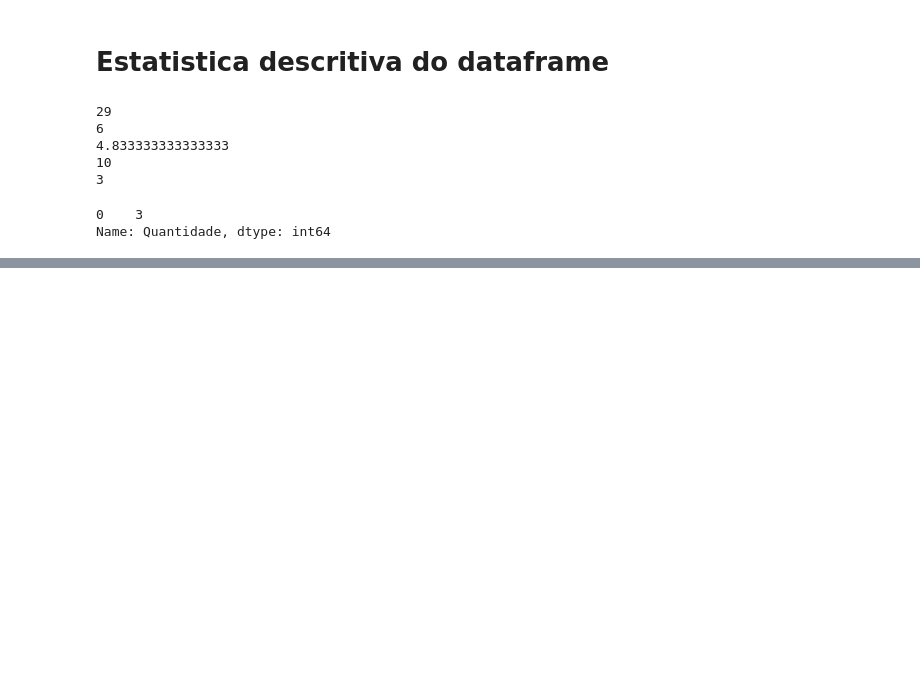
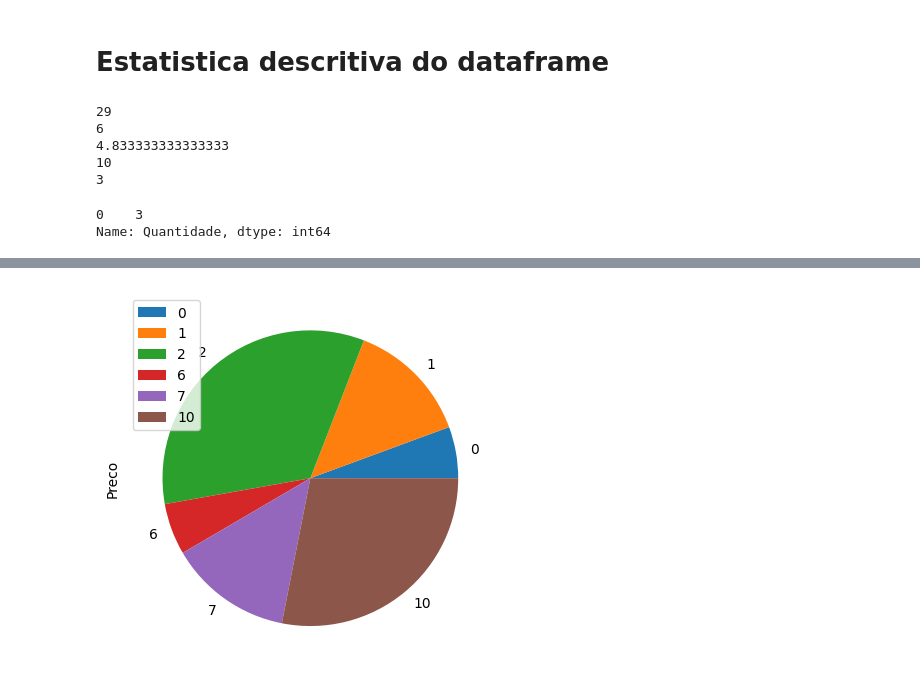
Before and after one commit to instrutorvilson/analise-dados, a Jupyter notebook: loja.ipynb, the cells around one changed output, grey strips where cells are left out. Drawn from its saved outputs; the diff is of its cells as text; code cells hidden in the pictures; blank space fills up the shorter version.

```diff
--- a/loja.ipynb
+++ b/loja.ipynb
@@ -116,0 +178,5 @@ Name: Quantidade, dtype: int64
+# %%
+new_df.plot(kind = 'pie', y ="Preco")
+plt.show()
+# %% [output]
+[figure, added]
```
Also changed, not shown: parts of 9 cells of this notebook.
